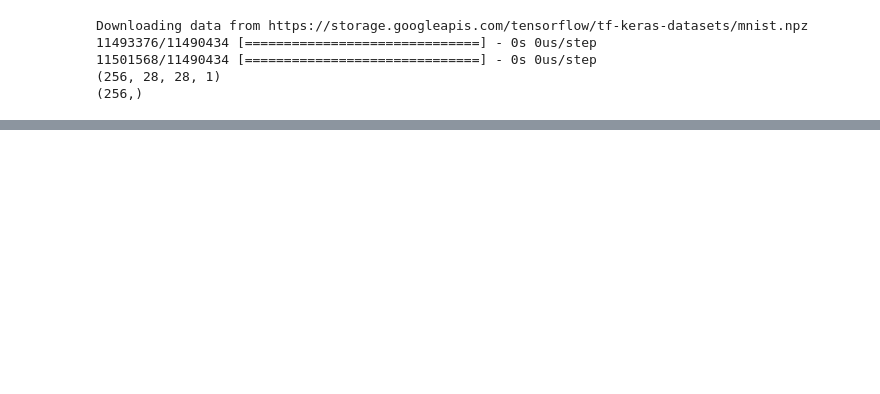
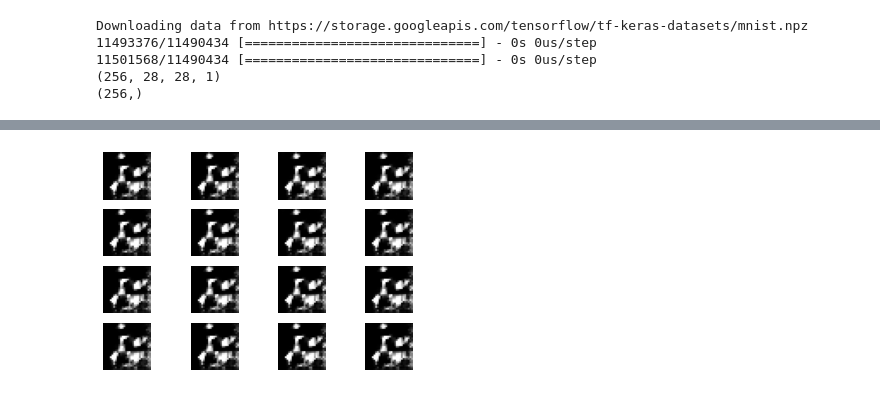
Before and after one commit to aneeshcheriank/approaching-any-machine-learning-problem, a Jupyter notebook: First_Gan.ipynb, the cells around one changed output, grey strips where cells are left out. Drawn from its saved outputs; the diff is of its cells as text; code cells hidden in the pictures; blank space fills up the shorter version.

```diff
--- a/First_Gan.ipynb
+++ b/First_Gan.ipynb
@@ -15,12 +16,12 @@ import matplotlib.pyplot as plt
 # %%
 BUFFER = 1024
 BATCH = 256
-EPOCHS = 50
+EPOCHS = 10
 # %%
 # data loader
 (x_train, y_train), (x_test, y_test) = mnist.load_data()
 
-x_train = (x_train/255.).reshape((-1, 28, 28, 1))
+x_train = ((x_train-127.5)/127.5).reshape((-1, 28, 28, 1)) # resize the image b/w [-1 and 1]
 
 train_data = tf.data.Dataset.from_tensor_slices((x_train, y_train))\
 .shuffle(BUFFER)\
@@ -77,7 +92,7 @@ gan = Sequential([
 # %%
 opt_des = tf.keras.optimizers.Adam(learning_rate=1e-4, beta_1=0.5)
 opt_gan = tf.keras.optimizers.Adam(learning_rate=1e-4, beta_1=0.5)
-loss = tf.keras.losses.BinaryCrossentropy(from_logits=True) # what is logits = True?
+loss = tf.keras.losses.BinaryCrossentropy()
 
 gan_loss = []
 dis_loss = []
@@ -85,6 +100,7 @@ dis_loss = []
 for epoch in range(EPOCHS):
   d_loss = 0
   g_loss = 0
+  start = time.time()
   for real_image, _ in tqdm(train_data):
     batch_size = real_image.shape[0]
     noise = tf.random.normal((batch_size, 100))
@@ -104,10 +120,10 @@ for epoch in range(EPOCHS):
       pred = discriminator(train_batch)
       l = loss(labels, pred)
 
-      gradients = t_des.gradient(l, discriminator.trainable_weights)
-      opt_des.apply_gradients(
+    gradients = t_des.gradient(l, discriminator.trainable_weights)
+    opt_des.apply_gradients(
           zip(gradients, discriminator.trainable_weights)
-      )
+    )
 
     # RMS of the loss
     d_loss += tf.math.reduce_mean(l)
@@ -122,23 +138,23 @@ for epoch in range(EPOCHS):
       pred = gan(noise)
       l = loss(labels, pred)
 
-      gradients = t_gan.gradient(l, gan.trainable_weights)
-      opt_gan.apply_gradients(
+    gradients = t_gan.gradient(l, gan.trainable_weights)
+    opt_gan.apply_gradients(
           zip(gradients, gan.trainable_weights)
-      )
+    )
 
-    # RMS of the loss
     g_loss += tf.math.reduce_mean(l)
 
   gan_loss.append(g_loss.numpy())
   dis_loss.append(d_loss.numpy())
   if (epoch+1)%2 == 0:
-    print(f'Epoch {epoch+1}/{EPOCHS}, dis loss {d_loss.numpy():.4f}, gan loss = {g_loss.numpy():.4f}')
-    imgs = generator(noise[:16])
+    print(f'Epoch {epoch+1}/{EPOCHS}, dis loss {d_loss.numpy():.4f}, gan loss = {g_loss.numpy():.4f}, time to train {(time.time()-start):.4f} sec')
+    imgs = generator(tf.random.normal((16, 100)))
 
     for i, img in enumerate(imgs):
       plt.subplot(4, 4, i+1)
-      plt.imshow(np.squeeze(img), cmap='gray')
+      plt.imshow(((np.squeeze(img)*127.5)+127.5), cmap='gray')
+      plt.axis('off')
     plt.show();
 
 print('discirminator_loss')
@@ -155,8 +178,11 @@ print(gan_loss)
 # %%
-noise = tf.random.normal((10, 8), dtype=tf.float32)
-image = generator(noise)
+noise = tf.random.normal([16, 100, 1])
+images = generator(noise)
 
-for i, image in enumerate(image):
-  plt.subplot()
-  plt.imshow(np.squeeze(image), cmap='gray')
+for i, img in enumerate(images):
+  plt.subplot(4, 4, i+1)
+  plt.imshow(np.squeeze(img), cmap='gray')
+  plt.axis('off')
 plt.show()
+# %% [output]
+[figure, added]
```
Also changed, not shown: parts of 4 cells of this notebook.
